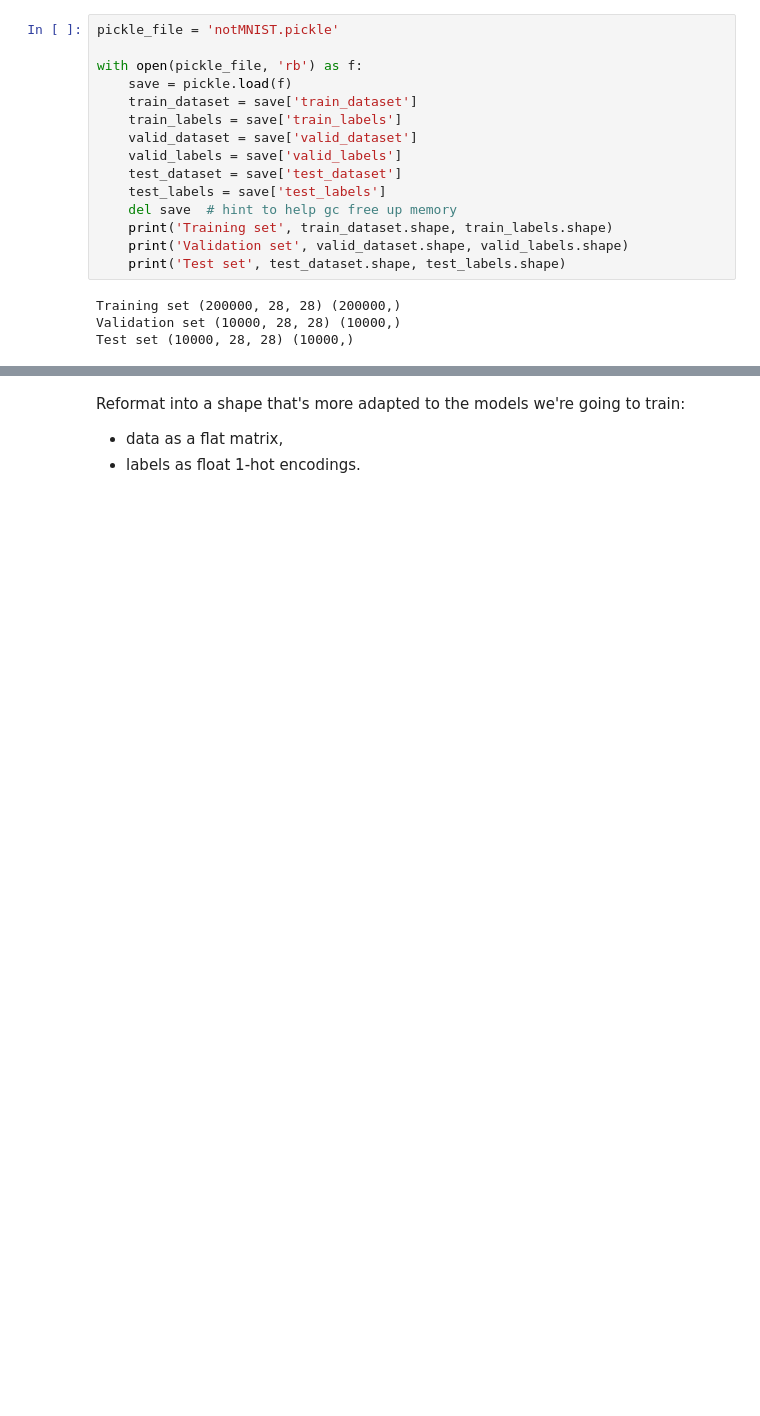
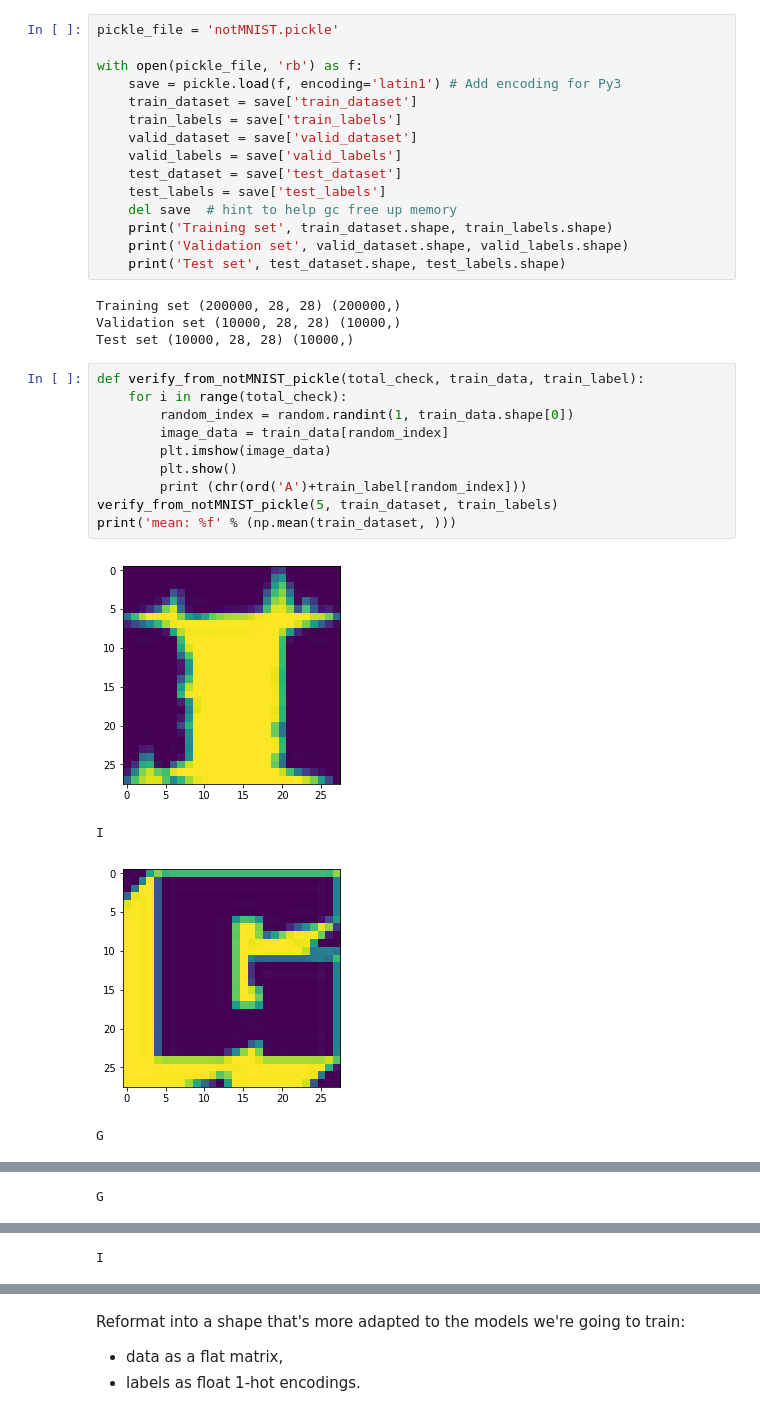
Before and after one commit to BrianPin/dlml-playbook, a Jupyter notebook: 2_fullyconnected.ipynb, the cells around one changed output, grey strips where cells are left out. Saved outputs shown, nothing was run; the diff lists cells and outputs as text; blank space fills up the shorter version.

```diff
--- a/2_fullyconnected.ipynb
+++ b/2_fullyconnected.ipynb
@@ -23,7 +25,7 @@ First reload the data we generated in `1_notmnist.ipynb`.
 pickle_file = 'notMNIST.pickle'
 
 with open(pickle_file, 'rb') as f:
-    save = pickle.load(f)
+    save = pickle.load(f, encoding='latin1') # Add encoding for Py3
     train_dataset = save['train_dataset']
     train_labels = save['train_labels']
     valid_dataset = save['valid_dataset']
@@ -38,3 +40,18 @@ with open(pickle_file, 'rb') as f:
 Training set (200000, 28, 28) (200000,)
 Validation set (10000, 28, 28) (10000,)
 Test set (10000, 28, 28) (10000,)
+# %%
+def verify_from_notMNIST_pickle(total_check, train_data, train_label):
+    for i in range(total_check):
+        random_index = random.randint(1, train_data.shape[0])
+        image_data = train_data[random_index]
+        plt.imshow(image_data)
+        plt.show()
+        print (chr(ord('A')+train_label[random_index]))
+verify_from_notMNIST_pickle(5, train_dataset, train_labels)
+print('mean: %f' % (np.mean(train_dataset, )))
+# %% [output]
+[figure, added]
+I
+[figure, added]
+G
@@ -40,0 +59 @@ Test set (10000, 28, 28) (10000,)
+G
@@ -40,0 +61 @@ Test set (10000, 28, 28) (10000,)
+I
```
Also changed, not shown: parts of 2 cells of this notebook, 2 other files.
